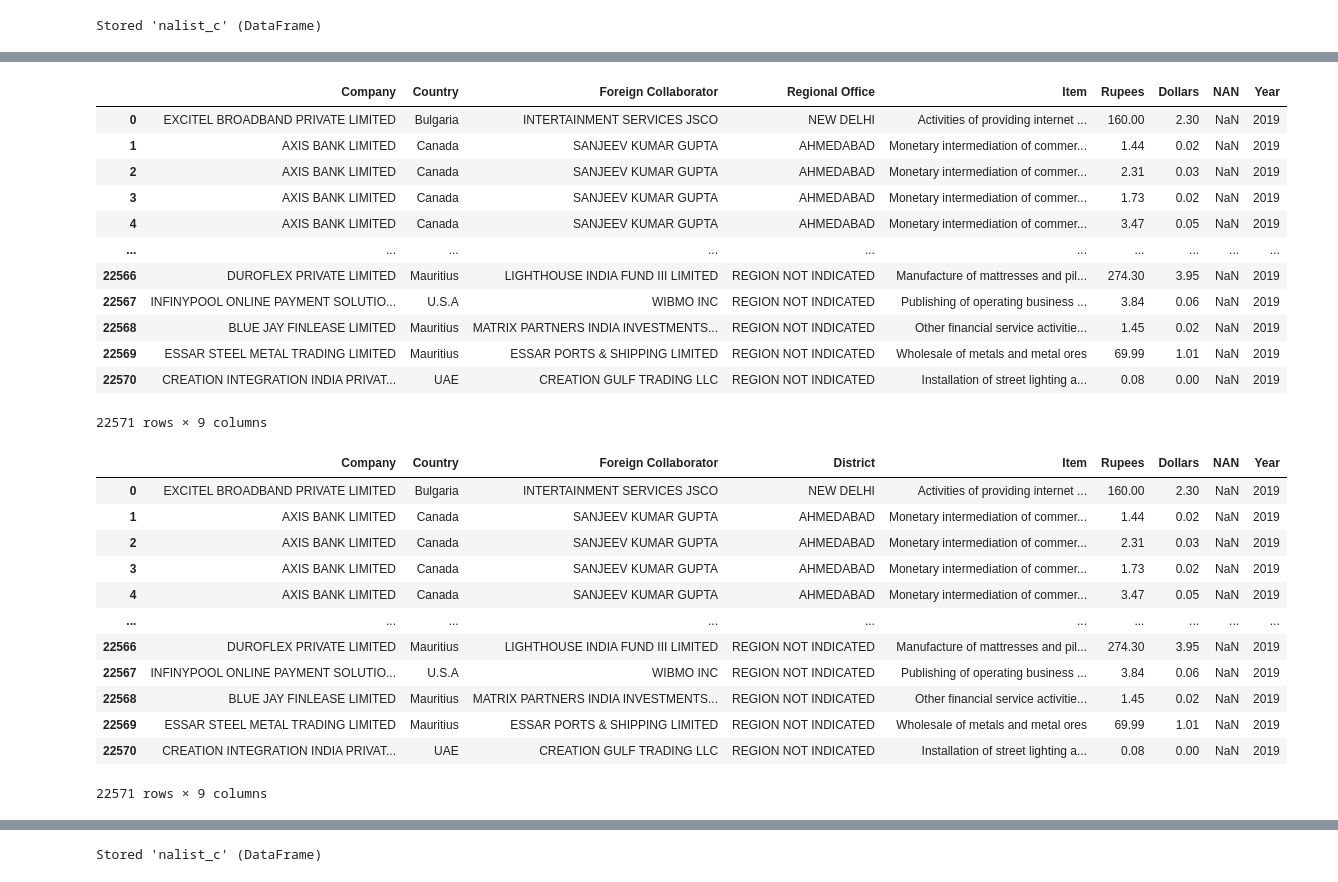
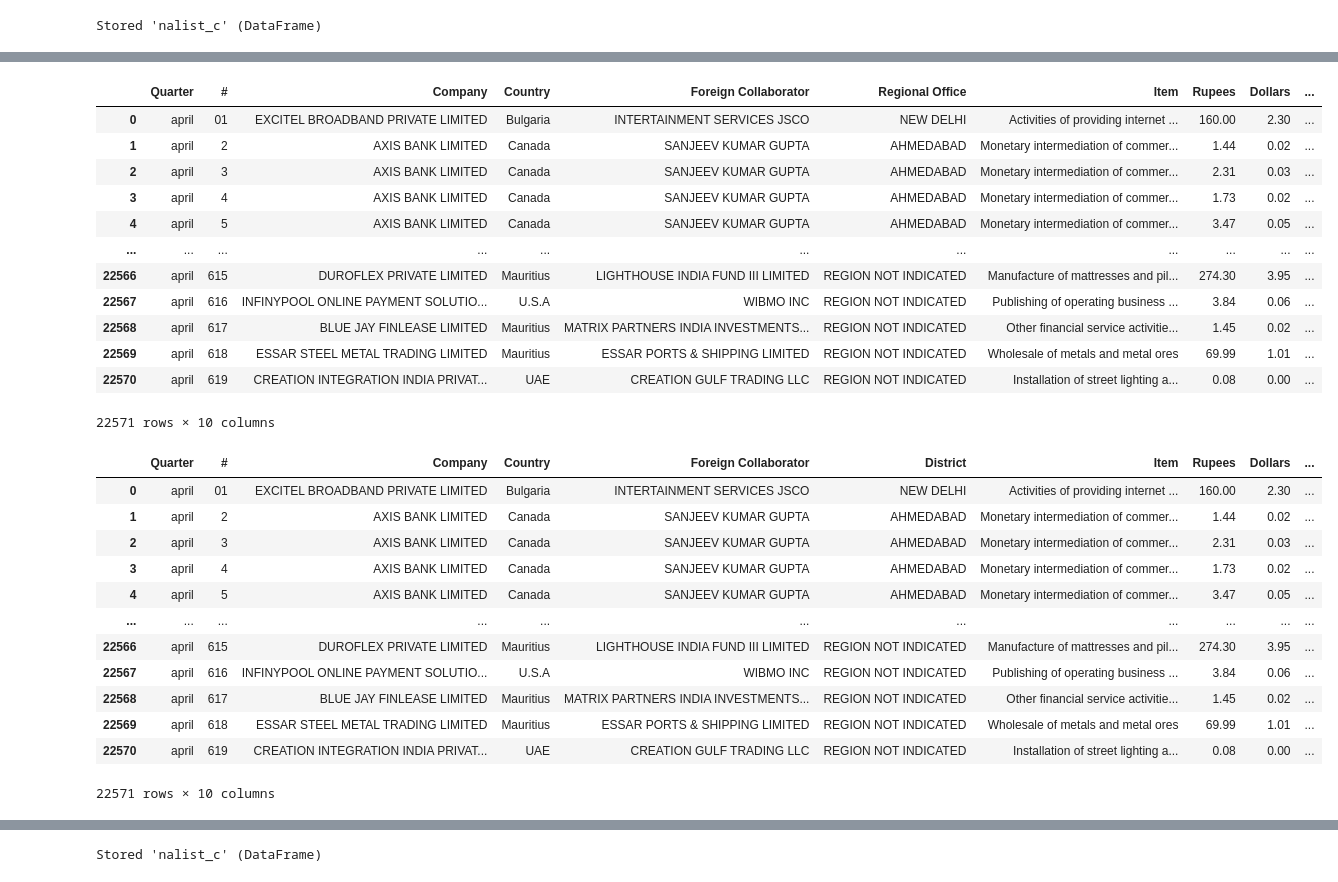
Before and after one commit to AhanPenkar/fdi-scrape, a Jupyter notebook: 2_process.ipynb, the cells around one changed output, grey strips where cells are left out. Saved outputs shown, nothing was run; the diff lists cells and outputs as text; code cells hidden in the pictures.

```diff
--- a/2_process.ipynb
+++ b/2_process.ipynb
@@ -34,6 +34,8 @@ for file in files:
 
     df = df[1:-1]
     df.iloc[0, 0] = "01"
+    qtr = file [15:].split("_")[0]
+    df.insert (0, 'Quarter', qtr)
     dfs.append(df)
 # %% [markdown]
 ## Editorial Decisions
@@ -44,7 +46,7 @@ I also made the decision to drop quarters and add years instead. I also noticed
 # %%
 merged = pd.concat(dfs)
 merged = merged.loc[:, merged.columns.notnull()]
-merged.columns = ["#", "Company", "State", "District", "Item", "Foreign Collaborator", "Country", "Rupees", "Dollars", "Type", 'Rup2', 'Dol2', 'RupC', 'Dol3']
+merged.columns = ["Quarter", "#", "Company", "State", "District", "Item", "Foreign Collaborator", "Country", "Rupees", "Dollars", "Type", 'Rup2', 'Dol2', 'RupC', 'Dol3']
 merged = merged.reset_index(drop=True)
 merged.drop(merged[merged['Company'] == 'Name of Indian Company'].index, inplace = True)
 merged = merged.reset_index(drop=True)
@@ -137,6 +186,8 @@ for file in files:
 #     print(df.iloc[1])
     #     print(df.iloc[0])
     df.iloc[1, 0] = "01"
+    qtr = file [15:].split("_")[0]
+    df.insert (0, 'Quarter', qtr)
     dfs2.append(df)
 
 merged2 = pd.concat(dfs2)[1:]
@@ -270,6 +321,8 @@ for file in files:
 #     print(df.iloc[1])
 #     print(df.iloc[0])
     df.iloc[1, 0] = "01"
+    qtr = file [15:].split("_")[0]
+    df.insert (0, 'Quarter', qtr)
     dfs3.append(df)
 
 
@@ -339,39 +392,39 @@ nalist3['Foreign Collaborator'] = nalist3['Foreign Collaborator'].str.replace(",
 nalist3['Foreign Collaborator'] = nalist3['Foreign Collaborator'].str.replace(".", "")
 # %%
 nalist3['Year']=2019
-del nalist3['#']
+del nalist3['NAN']
 nalist3
 # %% [output]
-|  | Company | Country | Foreign Collaborator | Regional Office | Item | Rupees | Dollars | NAN | Year |
-| 0 | EXCITEL BROADBAND PRIVATE LIMITED | Bulgaria | INTERTAINMENT SERVICES JSCO | NEW DELHI | Activities of providing internet ... | 160.00 | 2.30 | NaN | 2019 |
-| 1 | AXIS BANK LIMITED | Canada | SANJEEV KUMAR GUPTA | AHMEDABAD | Monetary intermediation of commer... | 1.44 | 0.02 | NaN | 2019 |
-| 2 | AXIS BANK LIMITED | Canada | SANJEEV KUMAR GUPTA | AHMEDABAD | Monetary intermediation of commer... | 2.31 | 0.03 | NaN | 2019 |
-| 3 | AXIS BANK LIMITED | Canada | SANJEEV KUMAR GUPTA | AHMEDABAD | Monetary intermediation of commer... | 1.73 | 0.02 | NaN | 2019 |
-| 4 | AXIS BANK LIMITED | Canada | SANJEEV KUMAR GUPTA | AHMEDABAD | Monetary intermediation of commer... | 3.47 | 0.05 | NaN | 2019 |
-| ... | ... | ... | ... | ... | ... | ... | ... | ... | ... |
-| 22566 | DUROFLEX PRIVATE LIMITED | Mauritius | LIGHTHOUSE INDIA FUND III LIMITED | REGION NOT INDICATED | Manufacture of mattresses and pil... | 274.30 | 3.95 | NaN | 2019 |
-| 22567 | INFINYPOOL ONLINE PAYMENT SOLUTIO... | U.S.A | WIBMO INC | REGION NOT INDICATED | Publishing of operating business ... | 3.84 | 0.06 | NaN | 2019 |
-| 22568 | BLUE JAY FINLEASE LIMITED | Mauritius | MATRIX PARTNERS INDIA INVESTMENTS... | REGION NOT INDICATED | Other financial service activitie... | 1.45 | 0.02 | NaN | 2019 |
-| 22569 | ESSAR STEEL METAL TRADING LIMITED | Mauritius | ESSAR PORTS & SHIPPING LIMITED | REGION NOT INDICATED | Wholesale of metals and metal ores | 69.99 | 1.01 | NaN | 2019 |
-| 22570 | CREATION INTEGRATION INDIA PRIVAT... | UAE | CREATION GULF TRADING LLC | REGION NOT INDICATED | Installation of street lighting a... | 0.08 | 0.00 | NaN | 2019 |
+|  | Quarter | # | Company | Country | Foreign Collaborator | Regional Office | Item | Rupees | Dollars | ... |
+| 0 | april | 01 | EXCITEL BROADBAND PRIVATE LIMITED | Bulgaria | INTERTAINMENT SERVICES JSCO | NEW DELHI | Activities of providing internet ... | 160.00 | 2.30 | ... |
+| 1 | april | 2 | AXIS BANK LIMITED | Canada | SANJEEV KUMAR GUPTA | AHMEDABAD | Monetary intermediation of commer... | 1.44 | 0.02 | ... |
+| 2 | april | 3 | AXIS BANK LIMITED | Canada | SANJEEV KUMAR GUPTA | AHMEDABAD | Monetary intermediation of commer... | 2.31 | 0.03 | ... |
+| 3 | april | 4 | AXIS BANK LIMITED | Canada | SANJEEV KUMAR GUPTA | AHMEDABAD | Monetary intermediation of commer... | 1.73 | 0.02 | ... |
+| 4 | april | 5 | AXIS BANK LIMITED | Canada | SANJEEV KUMAR GUPTA | AHMEDABAD | Monetary intermediation of commer... | 3.47 | 0.05 | ... |
+| ... | ... | ... | ... | ... | ... | ... | ... | ... | ... | ... |
+| 22566 | april | 615 | DUROFLEX PRIVATE LIMITED | Mauritius | LIGHTHOUSE INDIA FUND III LIMITED | REGION NOT INDICATED | Manufacture of mattresses and pil... | 274.30 | 3.95 | ... |
+| 22567 | april | 616 | INFINYPOOL ONLINE PAYMENT SOLUTIO... | U.S.A | WIBMO INC | REGION NOT INDICATED | Publishing of operating business ... | 3.84 | 0.06 | ... |
+| 22568 | april | 617 | BLUE JAY FINLEASE LIMITED | Mauritius | MATRIX PARTNERS INDIA INVESTMENTS... | REGION NOT INDICATED | Other financial service activitie... | 1.45 | 0.02 | ... |
+| 22569 | april | 618 | ESSAR STEEL METAL TRADING LIMITED | Mauritius | ESSAR PORTS & SHIPPING LIMITED | REGION NOT INDICATED | Wholesale of metals and metal ores | 69.99 | 1.01 | ... |
+| 22570 | april | 619 | CREATION INTEGRATION INDIA PRIVAT... | UAE | CREATION GULF TRADING LLC | REGION NOT INDICATED | Installation of street lighting a... | 0.08 | 0.00 | ... |
-22571 rows × 9 columns
+22571 rows × 10 columns
 # %%
 nalist3.rename(columns = {'Regional Office':'District'}, inplace = True)
 nalist3
 # %% [output]
-|  | Company | Country | Foreign Collaborator | District | Item | Rupees | Dollars | NAN | Year |
-| 0 | EXCITEL BROADBAND PRIVATE LIMITED | Bulgaria | INTERTAINMENT SERVICES JSCO | NEW DELHI | Activities of providing internet ... | 160.00 | 2.30 | NaN | 2019 |
-| 1 | AXIS BANK LIMITED | Canada | SANJEEV KUMAR GUPTA | AHMEDABAD | Monetary intermediation of commer... | 1.44 | 0.02 | NaN | 2019 |
-| 2 | AXIS BANK LIMITED | Canada | SANJEEV KUMAR GUPTA | AHMEDABAD | Monetary intermediation of commer... | 2.31 | 0.03 | NaN | 2019 |
-| 3 | AXIS BANK LIMITED | Canada | SANJEEV KUMAR GUPTA | AHMEDABAD | Monetary intermediation of commer... | 1.73 | 0.02 | NaN | 2019 |
-| 4 | AXIS BANK LIMITED | Canada | SANJEEV KUMAR GUPTA | AHMEDABAD | Monetary intermediation of commer... | 3.47 | 0.05 | NaN | 2019 |
-| ... | ... | ... | ... | ... | ... | ... | ... | ... | ... |
-| 22566 | DUROFLEX PRIVATE LIMITED | Mauritius | LIGHTHOUSE INDIA FUND III LIMITED | REGION NOT INDICATED | Manufacture of mattresses and pil... | 274.30 | 3.95 | NaN | 2019 |
-| 22567 | INFINYPOOL ONLINE PAYMENT SOLUTIO... | U.S.A | WIBMO INC | REGION NOT INDICATED | Publishing of operating business ... | 3.84 | 0.06 | NaN | 2019 |
-| 22568 | BLUE JAY FINLEASE LIMITED | Mauritius | MATRIX PARTNERS INDIA INVESTMENTS... | REGION NOT INDICATED | Other financial service activitie... | 1.45 | 0.02 | NaN | 2019 |
-| 22569 | ESSAR STEEL METAL TRADING LIMITED | Mauritius | ESSAR PORTS & SHIPPING LIMITED | REGION NOT INDICATED | Wholesale of metals and metal ores | 69.99 | 1.01 | NaN | 2019 |
-| 22570 | CREATION INTEGRATION INDIA PRIVAT... | UAE | CREATION GULF TRADING LLC | REGION NOT INDICATED | Installation of street lighting a... | 0.08 | 0.00 | NaN | 2019 |
+|  | Quarter | # | Company | Country | Foreign Collaborator | District | Item | Rupees | Dollars | ... |
+| 0 | april | 01 | EXCITEL BROADBAND PRIVATE LIMITED | Bulgaria | INTERTAINMENT SERVICES JSCO | NEW DELHI | Activities of providing internet ... | 160.00 | 2.30 | ... |
+| 1 | april | 2 | AXIS BANK LIMITED | Canada | SANJEEV KUMAR GUPTA | AHMEDABAD | Monetary intermediation of commer... | 1.44 | 0.02 | ... |
+| 2 | april | 3 | AXIS BANK LIMITED | Canada | SANJEEV KUMAR GUPTA | AHMEDABAD | Monetary intermediation of commer... | 2.31 | 0.03 | ... |
+| 3 | april | 4 | AXIS BANK LIMITED | Canada | SANJEEV KUMAR GUPTA | AHMEDABAD | Monetary intermediation of commer... | 1.73 | 0.02 | ... |
+| 4 | april | 5 | AXIS BANK LIMITED | Canada | SANJEEV KUMAR GUPTA | AHMEDABAD | Monetary intermediation of commer... | 3.47 | 0.05 | ... |
+| ... | ... | ... | ... | ... | ... | ... | ... | ... | ... | ... |
+| 22566 | april | 615 | DUROFLEX PRIVATE LIMITED | Mauritius | LIGHTHOUSE INDIA FUND III LIMITED | REGION NOT INDICATED | Manufacture of mattresses and pil... | 274.30 | 3.95 | ... |
+| 22567 | april | 616 | INFINYPOOL ONLINE PAYMENT SOLUTIO... | U.S.A | WIBMO INC | REGION NOT INDICATED | Publishing of operating business ... | 3.84 | 0.06 | ... |
+| 22568 | april | 617 | BLUE JAY FINLEASE LIMITED | Mauritius | MATRIX PARTNERS INDIA INVESTMENTS... | REGION NOT INDICATED | Other financial service activitie... | 1.45 | 0.02 | ... |
+| 22569 | april | 618 | ESSAR STEEL METAL TRADING LIMITED | Mauritius | ESSAR PORTS & SHIPPING LIMITED | REGION NOT INDICATED | Wholesale of metals and metal ores | 69.99 | 1.01 | ... |
+| 22570 | april | 619 | CREATION INTEGRATION INDIA PRIVAT... | UAE | CREATION GULF TRADING LLC | REGION NOT INDICATED | Installation of street lighting a... | 0.08 | 0.00 | ... |
-22571 rows × 9 columns
+22571 rows × 10 columns
 # %%
 import numpy as np
 nalist3['State'] = np.nan
```
Also changed, not shown: parts of 30 cells of this notebook, 1 other file.
